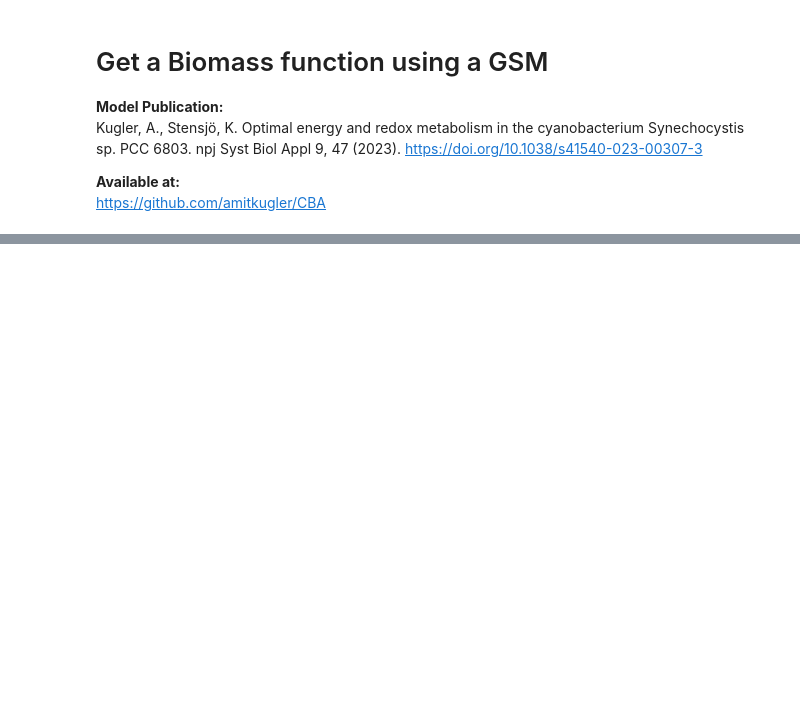
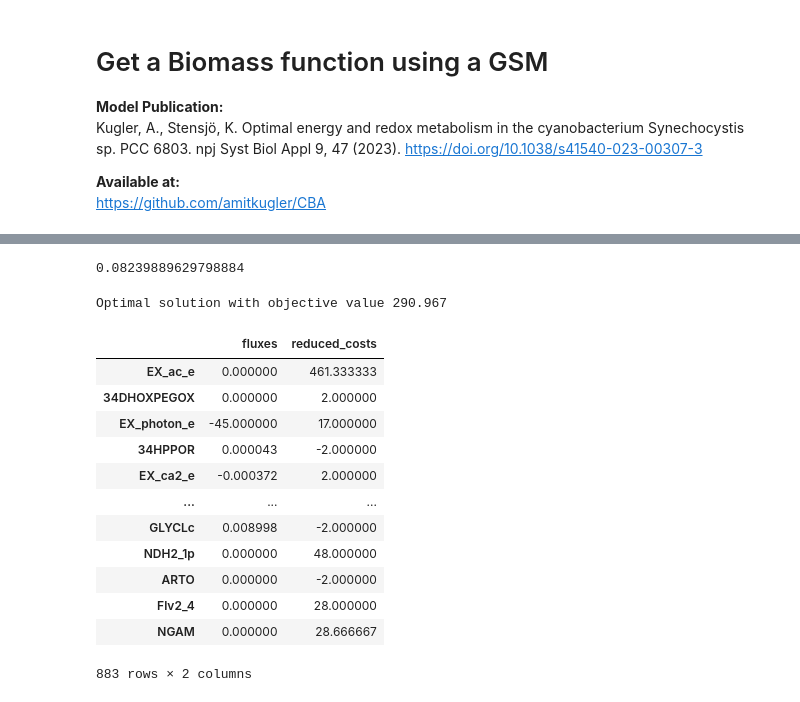
Before and after one commit to Computational-Biology-Aachen/synechocystis-photosynthesis-2024, a Jupyter notebook: Notebooks/get_biomass_function.ipynb, the cells around one changed output, grey strips where cells are left out. Cells and saved outputs as stored; diff of their text form; code cells hidden in the pictures; blank space fills up the shorter version.

```diff
--- a/Notebooks/get_biomass_function.ipynb
+++ b/Notebooks/get_biomass_function.ipynb
@@ -96,2 +290,23 @@ sol.fluxes.get
+# %%
+solutions["default_pfba"].fluxes['BIOMASS_Ec_SynAuto']
+# %% [output]
+0.08239889629798884
+# %%
+solutions["default_pfba"]
+# %% [output]
+Optimal solution with objective value 290.967
+|  | fluxes | reduced_costs |
+| EX_ac_e | 0.000000 | 461.333333 |
+| 34DHOXPEGOX | 0.000000 | 2.000000 |
+| EX_photon_e | -45.000000 | 17.000000 |
+| 34HPPOR | 0.000043 | -2.000000 |
+| EX_ca2_e | -0.000372 | 2.000000 |
+| ... | ... | ... |
+| GLYCLc | 0.008998 | -2.000000 |
+| NDH2_1p | 0.000000 | 48.000000 |
+| ARTO | 0.000000 | -2.000000 |
+| Flv2_4 | 0.000000 | 28.000000 |
+| NGAM | 0.000000 | 28.666667 |
+883 rows × 2 columns
 # %%
 sol.fluxes.get("ATP_import")
```
Also changed, not shown: parts of 17 cells of this notebook.
